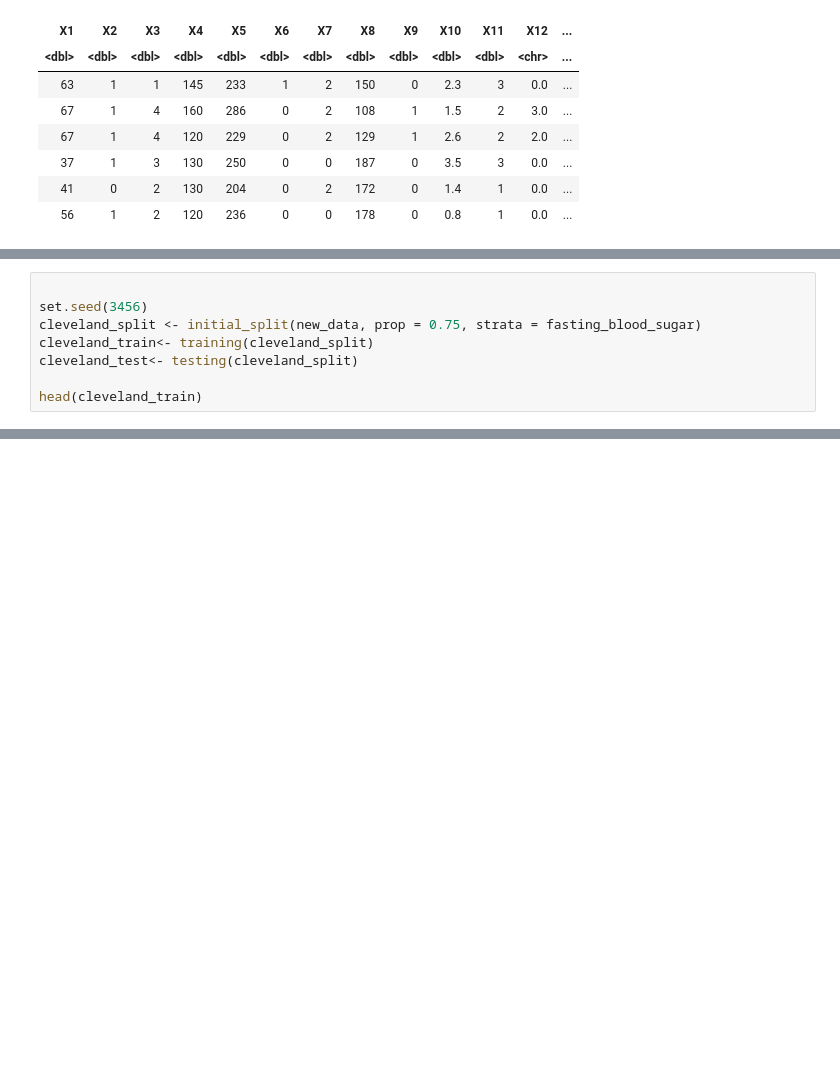
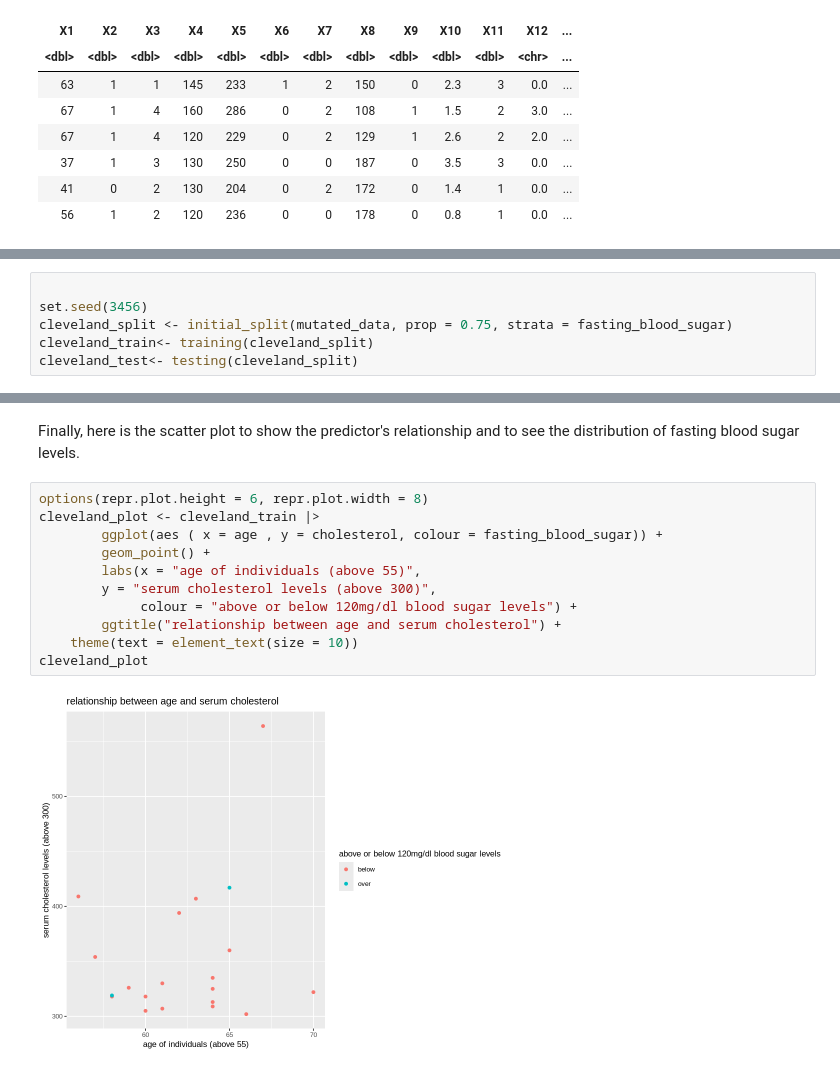
Before and after one commit to MelissaK9/dsci-100-2024s1, a Jupyter notebook: Melissakim.ipynb, the cells around one changed output, grey strips where cells are left out. Cells and saved outputs as stored; diff of their text form; blank space fills up the shorter version.

```diff
--- a/Melissakim.ipynb
+++ b/Melissakim.ipynb
@@ -104,8 +78,6 @@ A tibble: 6 × 3
 # %%
 
 set.seed(3456)
-cleveland_split <- initial_split(new_data, prop = 0.75, strata = fasting_blood_sugar)
+cleveland_split <- initial_split(mutated_data, prop = 0.75, strata = fasting_blood_sugar)
 cleveland_train<- training(cleveland_split)
 cleveland_test<- testing(cleveland_split)
-
-head(cleveland_train)
@@ -121,0 +137,15 @@ A tibble: 6 × 3
+# %% [markdown]
+Finally, here is the scatter plot to show the predictor's relationship and to see the distribution of fasting blood sugar levels.
+# %%
+options(repr.plot.height = 6, repr.plot.width = 8)
+cleveland_plot <- cleveland_train |>
+        ggplot(aes ( x = age , y = cholesterol, colour = fasting_blood_sugar)) +
+        geom_point() +
+        labs(x = "age of individuals (above 55)",
+        y = "serum cholesterol levels (above 300)",
+             colour = "above or below 120mg/dl blood sugar levels") +
+        ggtitle("relationship between age and serum cholesterol") +
+    theme(text = element_text(size = 10))
+cleveland_plot
+# %% [output]
+[figure, added]
```
Also changed, not shown: parts of 16 cells of this notebook.
